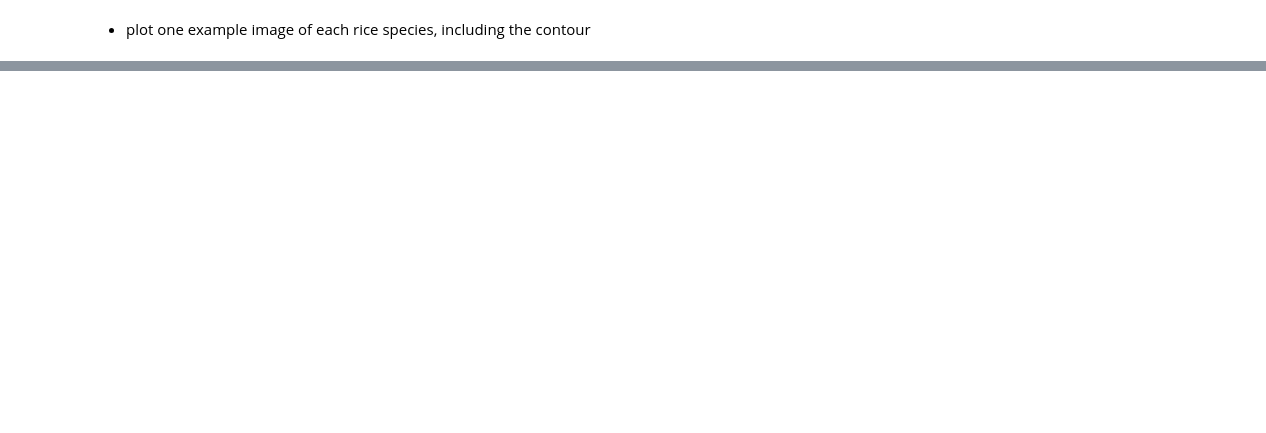
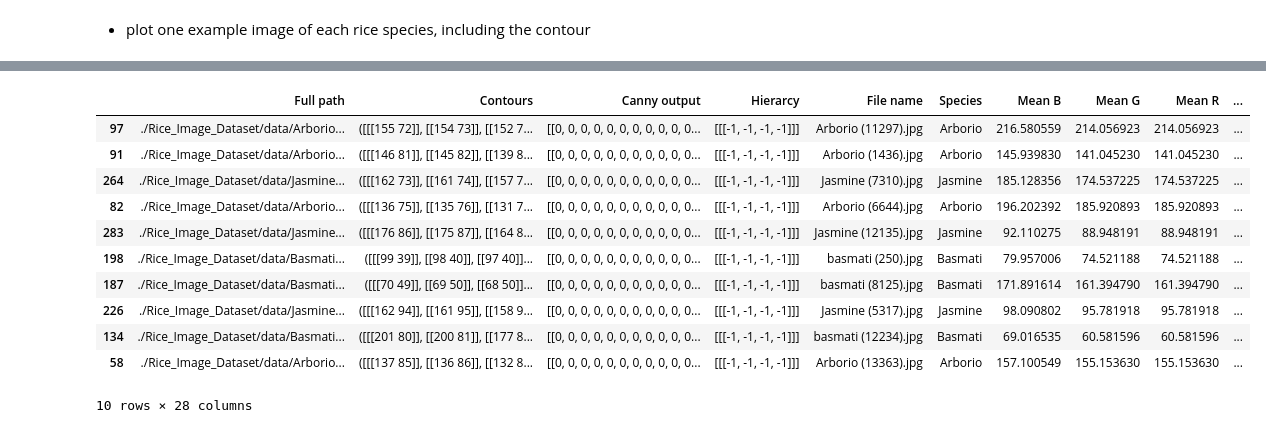
Before and after one commit to vajohka/MLaPR, a Jupyter notebook: Exercise_MLPR2023_Part1_uuid.ipynb, the cells around one changed output, grey strips where cells are left out. Drawn from its saved outputs; the diff is of its cells as text; code cells hidden in the pictures; blank space fills up the shorter version.

```diff
--- a/Exercise_MLPR2023_Part1_uuid.ipynb
+++ b/Exercise_MLPR2023_Part1_uuid.ipynb
@@ -429,4 +445,17 @@ df.columns = [
     "Aspect ratio",
 ]
 # %%
-df
+df.sample(10)
+# %% [output]
+|  | Full path | Contours | Canny output | Hierarcy | File name | Species | Mean B | Mean G | Mean R | ... |
+| 97 | ./Rice_Image_Dataset/data/Arborio... | ([[[155 72]], [[154 73]], [[152 7... | [[0, 0, 0, 0, 0, 0, 0, 0, 0, 0, 0... | [[[-1, -1, -1, -1]]] | Arborio (11297).jpg | Arborio | 216.580559 | 214.056923 | 214.056923 | ... |
+| 91 | ./Rice_Image_Dataset/data/Arborio... | ([[[146 81]], [[145 82]], [[139 8... | [[0, 0, 0, 0, 0, 0, 0, 0, 0, 0, 0... | [[[-1, -1, -1, -1]]] | Arborio (1436).jpg | Arborio | 145.939830 | 141.045230 | 141.045230 | ... |
+| 264 | ./Rice_Image_Dataset/data/Jasmine... | ([[[162 73]], [[161 74]], [[157 7... | [[0, 0, 0, 0, 0, 0, 0, 0, 0, 0, 0... | [[[-1, -1, -1, -1]]] | Jasmine (7310).jpg | Jasmine | 185.128356 | 174.537225 | 174.537225 | ... |
+| 82 | ./Rice_Image_Dataset/data/Arborio... | ([[[136 75]], [[135 76]], [[131 7... | [[0, 0, 0, 0, 0, 0, 0, 0, 0, 0, 0... | [[[-1, -1, -1, -1]]] | Arborio (6644).jpg | Arborio | 196.202392 | 185.920893 | 185.920893 | ... |
+| 283 | ./Rice_Image_Dataset/data/Jasmine... | ([[[176 86]], [[175 87]], [[164 8... | [[0, 0, 0, 0, 0, 0, 0, 0, 0, 0, 0... | [[[-1, -1, -1, -1]]] | Jasmine (12135).jpg | Jasmine | 92.110275 | 88.948191 | 88.948191 | ... |
+| 198 | ./Rice_Image_Dataset/data/Basmati... | ([[[99 39]], [[98 40]], [[97 40]]... | [[0, 0, 0, 0, 0, 0, 0, 0, 0, 0, 0... | [[[-1, -1, -1, -1]]] | basmati (250).jpg | Basmati | 79.957006 | 74.521188 | 74.521188 | ... |
+| 187 | ./Rice_Image_Dataset/data/Basmati... | ([[[70 49]], [[69 50]], [[68 50]]... | [[0, 0, 0, 0, 0, 0, 0, 0, 0, 0, 0... | [[[-1, -1, -1, -1]]] | basmati (8125).jpg | Basmati | 171.891614 | 161.394790 | 161.394790 | ... |
+| 226 | ./Rice_Image_Dataset/data/Jasmine... | ([[[162 94]], [[161 95]], [[158 9... | [[0, 0, 0, 0, 0, 0, 0, 0, 0, 0, 0... | [[[-1, -1, -1, -1]]] | Jasmine (5317).jpg | Jasmine | 98.090802 | 95.781918 | 95.781918 | ... |
+| 134 | ./Rice_Image_Dataset/data/Basmati... | ([[[201 80]], [[200 81]], [[177 8... | [[0, 0, 0, 0, 0, 0, 0, 0, 0, 0, 0... | [[[-1, -1, -1, -1]]] | basmati (12234).jpg | Basmati | 69.016535 | 60.581596 | 60.581596 | ... |
+| 58 | ./Rice_Image_Dataset/data/Arborio... | ([[[137 85]], [[136 86]], [[132 8... | [[0, 0, 0, 0, 0, 0, 0, 0, 0, 0, 0... | [[[-1, -1, -1, -1]]] | Arborio (13363).jpg | Arborio | 157.100549 | 155.153630 | 155.153630 | ... |
+10 rows × 28 columns
```
Also changed, not shown: parts of 9 cells of this notebook, 1 other file.
